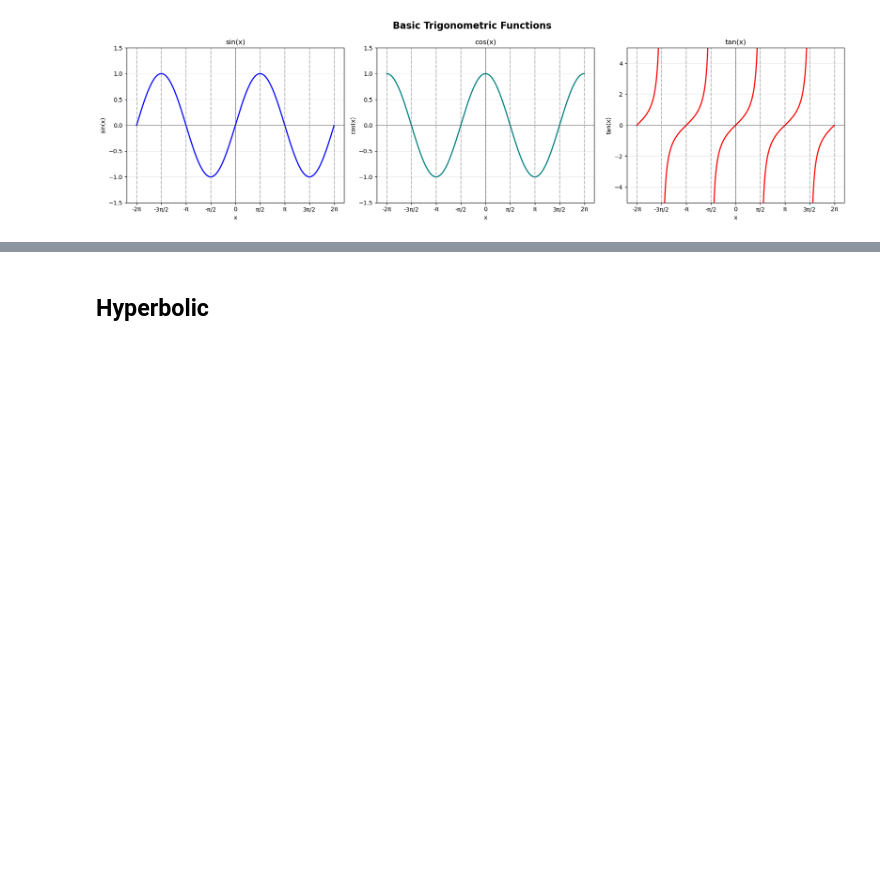
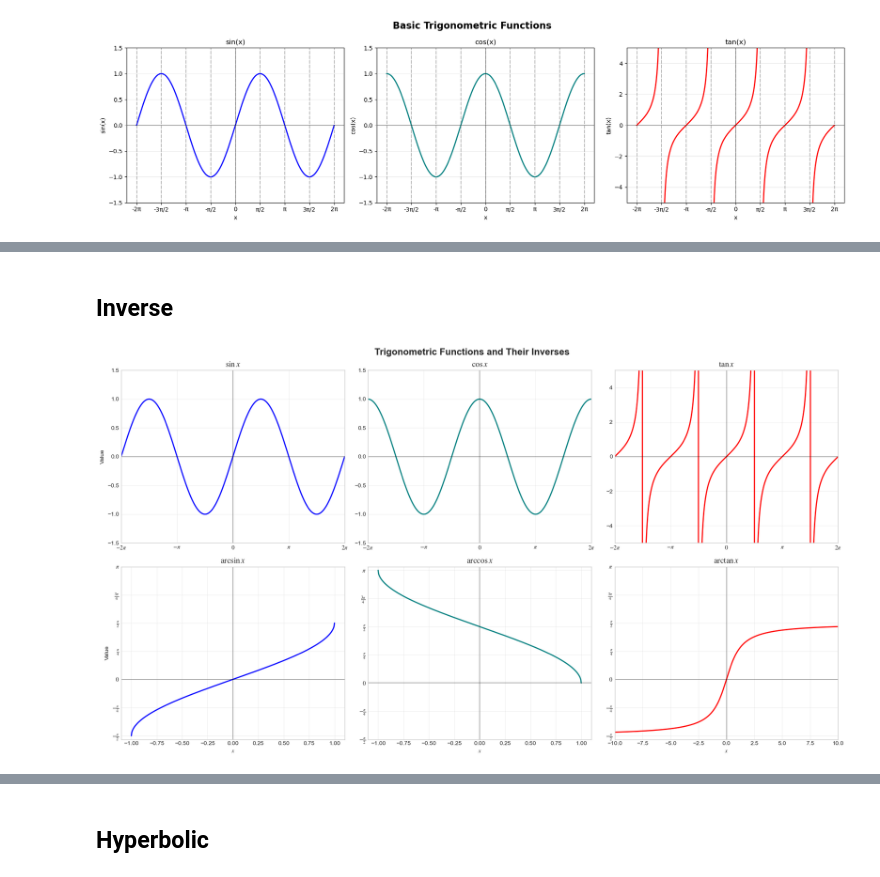
Before and after one commit to epsi-rns/mat-tek-lan, a Jupyter notebook: trigonometry/trigonometry-plot.ipynb, the cells around one changed output, grey strips where cells are left out. Saved outputs shown, nothing was run; the diff lists cells and outputs as text; code cells hidden in the pictures; blank space fills up the shorter version.

```diff
--- a/trigonometry/trigonometry-plot.ipynb
+++ b/trigonometry/trigonometry-plot.ipynb
@@ -77,0 +140,73 @@ plt.show()
+# %% [markdown]
+## Inverse
+# %%
+# Create a 2x3 grid of subplots
+fig, axes = plt.subplots(2, 3, figsize=(18, 10))
+fig.suptitle(r'Trigonometric Functions and Their Inverses', fontsize=16, fontweight='bold')
+
+# Generate x values
+x_trig = np.linspace(-2*np.pi, 2*np.pi, 1000)
+x_inv = np.linspace(-1, 1, 500)  # For arcsin and arccos
+x_atan = np.linspace(-10, 10, 1000)  # For arctan
+
+# Row 1: Regular trigonometric functions
+axes[0, 0].plot(x_trig, np.sin(x_trig), color='blue', linewidth=2)
+axes[0, 0].set_title(r'$\sin x$', fontsize=14)
+axes[0, 0].set_ylabel(r'Value')
+axes[0, 0].set_ylim(-1.5, 1.5)
+axes[0, 0].set_xlim(-2*np.pi, 2*np.pi)
+
+axes[0, 1].plot(x_trig, np.cos(x_trig), color='teal', linewidth=2)
+axes[0, 1].set_title(r'$\cos x$', fontsize=14)
+axes[0, 1].set_ylim(-1.5, 1.5)
+axes[0, 1].set_xlim(-2*np.pi, 2*np.pi)
+
+axes[0, 2].plot(x_trig, np.tan(x_trig), color='red', linewidth=2)
+axes[0, 2].set_title(r'$\tan x$', fontsize=14)
+axes[0, 2].set_ylim(-5, 5)
+axes[0, 2].set_xlim(-2*np.pi, 2*np.pi)
+
+# Row 2: Inverse trigonometric functions
+axes[1, 0].plot(x_inv, np.arcsin(x_inv), color='blue', linewidth=2)
+axes[1, 0].set_title(r'$\arcsin x$', fontsize=14)
+axes[1, 0].set_xlabel(r'$x$')
+axes[1, 0].set_ylabel(r'Value')
+axes[1, 0].set_xlim(-1.1, 1.1)
+axes[1, 0].set_ylim(-np.pi/2 - 0.1, np.pi/2 + 0.1)
+
+axes[1, 1].plot(x_inv, np.arccos(x_inv), color='teal', linewidth=2)
+axes[1, 1].set_title(r'$\arccos x$', fontsize=14)
+axes[1, 1].set_xlabel(r'$x$')
+axes[1, 1].set_xlim(-1.1, 1.1)
+axes[1, 1].set_ylim(-0.1, np.pi + 0.1)
+
+axes[1, 2].plot(x_atan, np.arctan(x_atan), color='red', linewidth=2)
+axes[1, 2].set_title(r'$\arctan x$', fontsize=14)
+axes[1, 2].set_xlabel(r'$x$')
+axes[1, 2].set_xlim(-10, 10)
+axes[1, 2].set_ylim(-np.pi/2 - 0.1, np.pi/2 + 0.1)
+
+# Add grid, zero lines, and format axes
+for i in range(2):
+    for j in range(3):
+        axes[i, j].axhline(y=0, color='k', linestyle='-', alpha=0.3)
+        axes[i, j].axvline(x=0, color='k', linestyle='-', alpha=0.3)
+        axes[i, j].grid(True, alpha=0.3)
+
+        # Add π labels to y-axis for inverse functions
+        if i == 1:
+            y_ticks = [-np.pi/2, -np.pi/4, 0, np.pi/4, np.pi/2, 3*np.pi/4, np.pi]
+            y_labels = [r'$-\frac{\pi}{2}$', r'$-\frac{\pi}{4}$', r'$0$',
+                        r'$\frac{\pi}{4}$', r'$\frac{\pi}{2}$', r'$\frac{3\pi}{4}$', r'$\pi$']
+            axes[i, j].set_yticks(y_ticks)
+            axes[i, j].set_yticklabels(y_labels)
+
+        # Add π labels to x-axis for trigonometric functions
+        if i == 0:
+            axes[i, j].set_xticks([-2*np.pi, -np.pi, 0, np.pi, 2*np.pi])
+            axes[i, j].set_xticklabels([r'$-2\pi$', r'$-\pi$', r'$0$', r'$\pi$', r'$2\pi$'])
+
+plt.tight_layout()
+plt.show()
+# %% [output]
+[figure, added]
```
Also changed, not shown: parts of 8 cells of this notebook, 1 other file.
